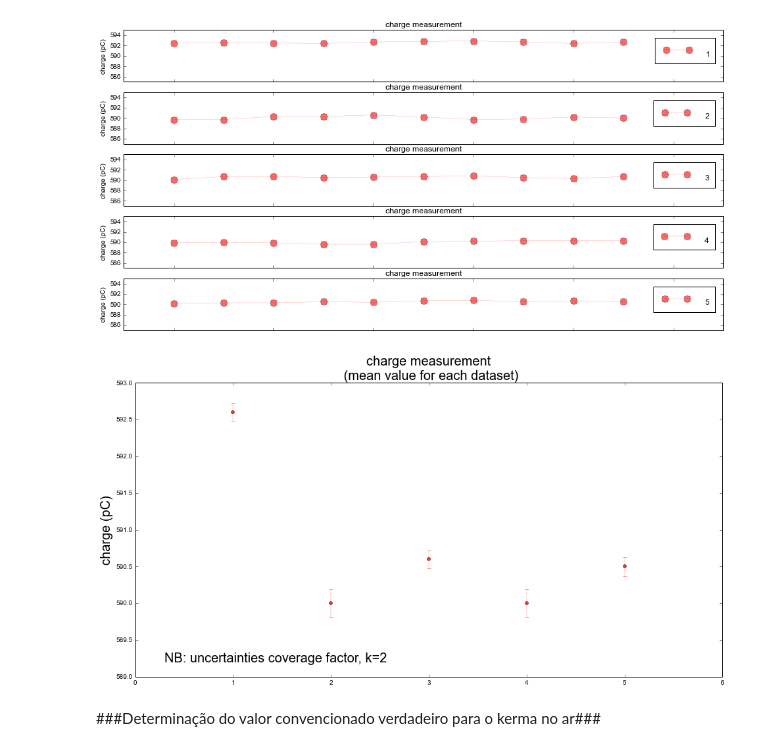
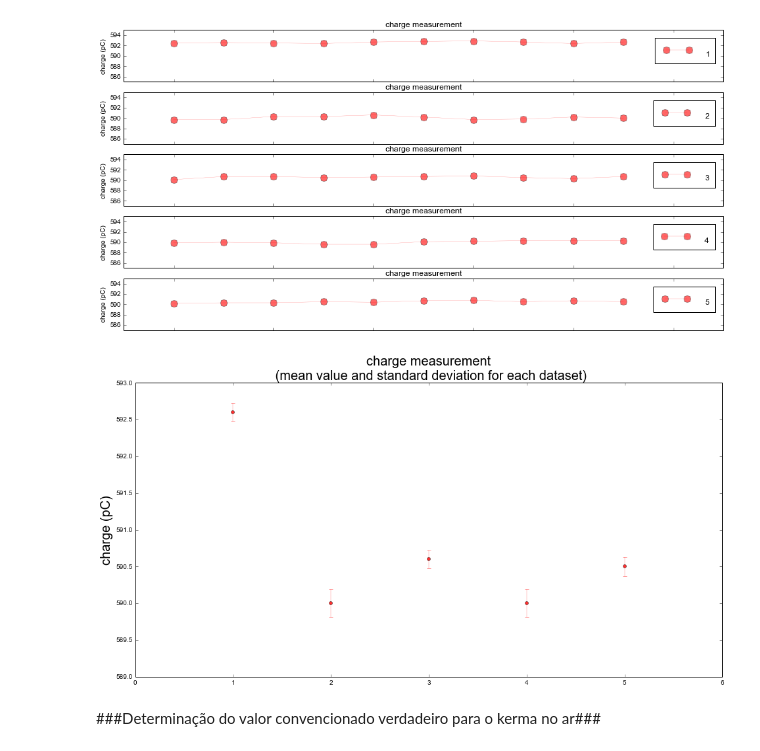
Before and after one commit to minmaxminmax/lmri-exercises, a Jupyter notebook: 7.ipynb, the cells around one changed output. Saved outputs shown, nothing was run; the diff lists cells and outputs as text; code cells hidden in the pictures.

```diff
--- a/7.ipynb
+++ b/7.ipynb
@@ -292,22 +292,22 @@ with mpl.rc_context(rc={'font.family':'sans-serif', 'font.weight':'normal', 'fon
 # %%
 # plotting
 %matplotlib inline
 
 with mpl.rc_context(rc={'font.family':'sans-serif', 'font.weight':'normal', 'font.size':20}):
     fig, ax = plt.subplots(nrows=1, figsize=(16, 8), dpi=1000)
-    ax.set_title('charge measurement \n (mean value for each dataset)', fontsize=20)
+    ax.set_title('charge measurement \n (mean value and standard deviation for each dataset)', fontsize=20)
     ax.set_xlabel('', fontsize=20)
     ax.set_ylabel('charge (pC)', fontsize=20)
     ax.set_xlim([0, 6])
     ax.set_ylim([589, 593])
-    plt.annotate('NB: uncertainties coverage factor, k=2', xy=(0.05, 0.05), xycoords='axes fraction')
+    #plt.annotate('NB: uncertainties coverage factor, k=2', xy=(0.05, 0.05), xycoords='axes fraction')
 
     for index, i in enumerate(d):
         k = 2
         s_m_k = (s[index]/np.sqrt(10))*k
         ax.errorbar(index+1, m[index], yerr=s_m_k, lw=0.25, ls='-', marker='o', markersize=5, color=[1, 0, 0, .8])
 # %% [output]
-[figure, old version]
+[figure, new version]
 # %% [markdown]
 ###Determinação do valor convencionado verdadeiro para o kerma no ar###
 # %%
```
Also changed, not shown: parts of 3 cells of this notebook.
